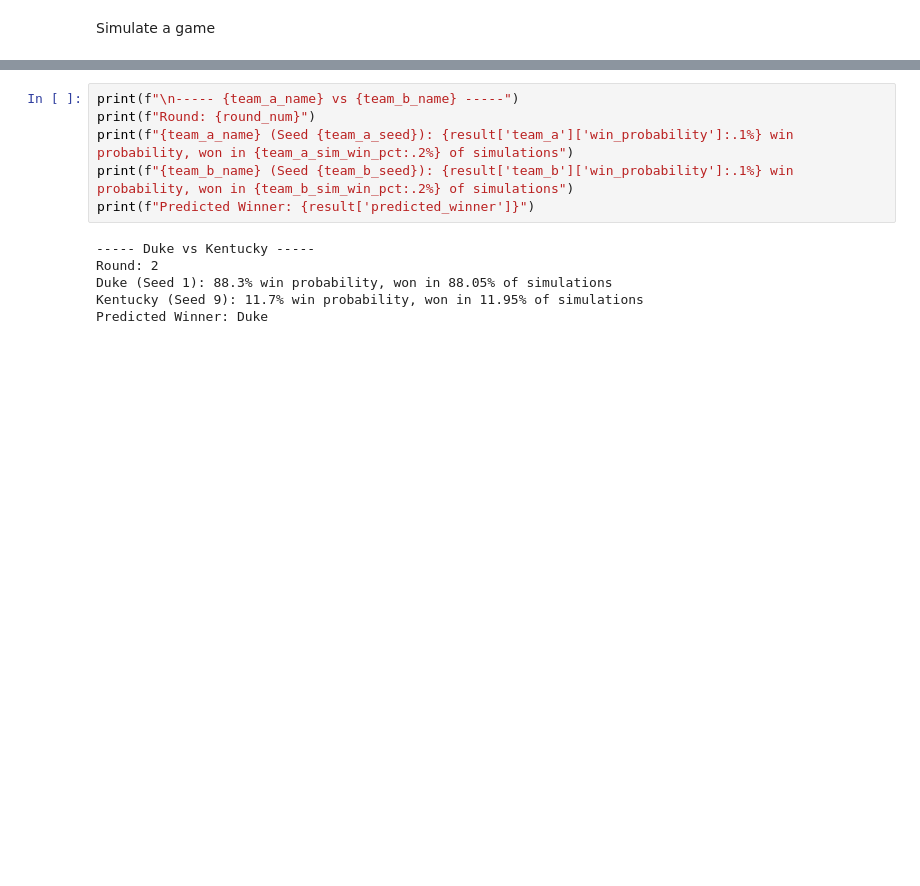
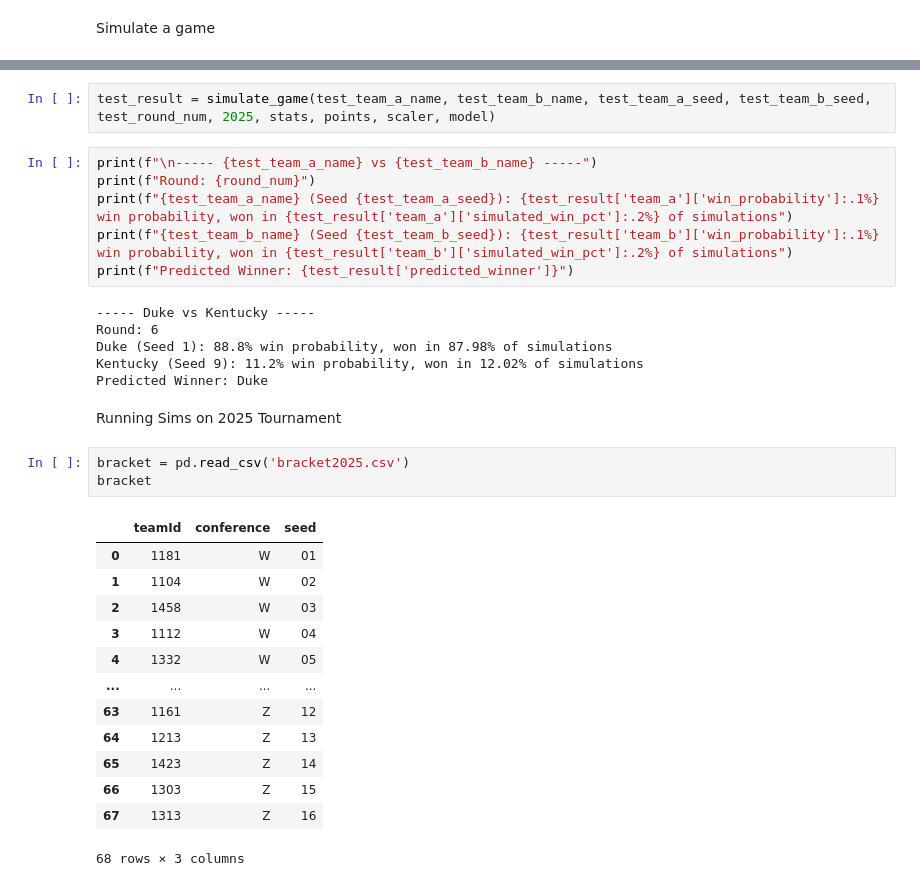
Before and after one commit to StudioMitesh/march-madness-25, a Jupyter notebook: notebook.ipynb, the cells around one changed output, grey strips where cells are left out. Saved outputs shown, nothing was run; the diff lists cells and outputs as text; blank space fills up the shorter version.

```diff
--- a/notebook.ipynb
+++ b/notebook.ipynb
@@ -759,12 +760,33 @@ result = {
+# %%
+test_result = simulate_game(test_team_a_name, test_team_b_name, test_team_a_seed, test_team_b_seed, test_round_num, 2025, stats, points, scaler, model)
 # %%
-print(f"\n----- {team_a_name} vs {team_b_name} -----")
+print(f"\n----- {test_team_a_name} vs {test_team_b_name} -----")
 print(f"Round: {round_num}")
-print(f"{team_a_name} (Seed {team_a_seed}): {result['team_a']['win_probability']:.1%} win probability, won in {team_a_sim_win_pct:.2%} of simulations")
-print(f"{team_b_name} (Seed {team_b_seed}): {result['team_b']['win_probability']:.1%} win probability, won in {team_b_sim_win_pct:.2%} of simulations")
-print(f"Predicted Winner: {result['predicted_winner']}")
+print(f"{test_team_a_name} (Seed {test_team_a_seed}): {test_result['team_a']['win_probability']:.1%} win probability, won in {test_result['team_a']['simulated_win_pct']:.2%} of simulations")
+print(f"{test_team_b_name} (Seed {test_team_b_seed}): {test_result['team_b']['win_probability']:.1%} win probability, won in {test_result['team_b']['simulated_win_pct']:.2%} of simulations")
+print(f"Predicted Winner: {test_result['predicted_winner']}")
 # %% [output]
 ----- Duke vs Kentucky -----
-Round: 2
-Duke (Seed 1): 88.3% win probability, won in 88.05% of simulations
-Kentucky (Seed 9): 11.7% win probability, won in 11.95% of simulations
+Round: 6
+Duke (Seed 1): 88.8% win probability, won in 87.98% of simulations
+Kentucky (Seed 9): 11.2% win probability, won in 12.02% of simulations
 Predicted Winner: Duke
+# %% [markdown]
+Running Sims on 2025 Tournament
+# %%
+bracket = pd.read_csv('bracket2025.csv')
+bracket
+# %% [output]
+|  | teamId | conference | seed |
+| 0 | 1181 | W | 01 |
+| 1 | 1104 | W | 02 |
+| 2 | 1458 | W | 03 |
+| 3 | 1112 | W | 04 |
+| 4 | 1332 | W | 05 |
+| ... | ... | ... | ... |
+| 63 | 1161 | Z | 12 |
+| 64 | 1213 | Z | 13 |
+| 65 | 1423 | Z | 14 |
+| 66 | 1303 | Z | 15 |
+| 67 | 1313 | Z | 16 |
+68 rows × 3 columns
```
Also changed, not shown: parts of 38 cells of this notebook, 4 other files.
